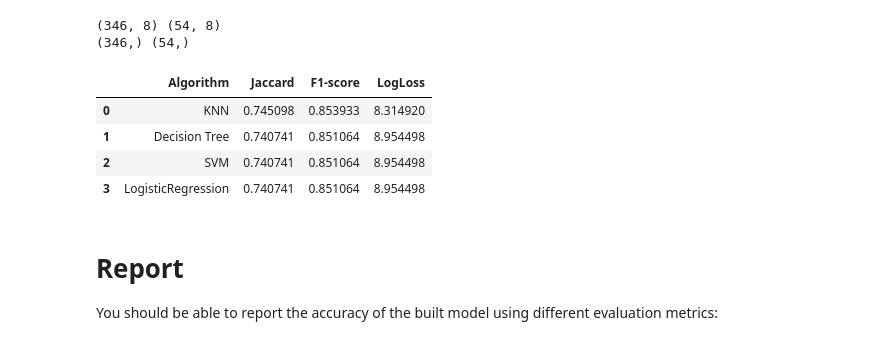
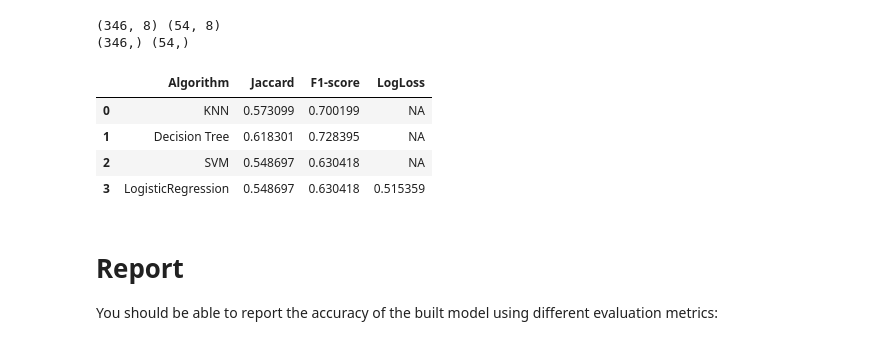
Before and after one commit to mkhayom/Data-Science-Tasks, a Jupyter notebook: ML0101EN-Proj-Loan-py-v1.ipynb, the cells around one changed output. Cells and saved outputs as stored; diff of their text form; code cells hidden in the pictures.

```diff
--- a/ML0101EN-Proj-Loan-py-v1.ipynb
+++ b/ML0101EN-Proj-Loan-py-v1.ipynb
@@ -146,7 +146,7 @@ Name: loan_status, dtype: float64
 Let's convert male to 0 and female to 1:
 # %%
 df['Gender'].replace(to_replace=['male','female'], value=[0,1],inplace=True)
-df['loan_status'].replace(to_replace=['PAIDOFF','COLLECTION'], value=[0,1],inplace=True)
+# df['loan_status'].replace(to_replace=['PAIDOFF','COLLECTION'], value=[0,1],inplace=True)
 df.head()
 # %% [output]
 |  | loan_status | Principal | terms | effective_date | due_date | age | education | Gender | dayofweek | ... |
@@ -282,6 +283,6 @@ Test set Accuracy:  0.68571
 ###############
 # %%
-k = 6
+k = 7
 knn = KNeighborsClassifier(n_neighbors = k).fit(X,y)
 # %% [markdown]
 # Decision Tree
@@ -386,7 +387,7 @@ test_df['effective_date'] = pd.to_datetime(test_df['effective_date'])
 test_df['dayofweek'] = test_df['effective_date'].dt.dayofweek
 test_df['weekend'] = test_df['dayofweek'].apply(lambda x: 1 if (x>3)  else 0)
 test_df['Gender'].replace(to_replace=['male','female'], value=[0,1],inplace=True)
-test_df['loan_status'].replace(to_replace=['PAIDOFF','COLLECTION'], value=[0,1],inplace=True)
+# test_df['loan_status'].replace(to_replace=['PAIDOFF','COLLECTION'], value=[0,1],inplace=True)
 test_df.head()
 # %% [output]
 |  | loan_status | Principal | terms | effective_date | due_date | age | education | Gender | dayofweek | ... |
@@ -424,38 +425,39 @@ print(y.shape,y_t.shape)
 (346,) (54,)
 # %%
 knn_yhat = knn.predict(X_t)
-knn_jac = jaccard_score(y_t, knn_yhat, pos_label=0)
-knn_f1 = f1_score(y_t, knn_yhat, pos_label=0)
-knn_ll = log_loss(y_t, knn_yhat)
+knn_jac = jaccard_score(y_t, knn_yhat,  average='weighted')
+knn_f1 = f1_score(y_t, knn_yhat,  average='weighted')
+
 
 tree_yhat = tree.predict(X_t)
-tree_jac = jaccard_score(y_t, tree_yhat, pos_label=0)
-tree_f1 = f1_score(y_t, tree_yhat, pos_label=0)
-tree_ll = log_loss(y_t, tree_yhat)
+tree_jac = jaccard_score(y_t, tree_yhat,  average='weighted')
+tree_f1 = f1_score(y_t, tree_yhat,  average='weighted')
+
 
 svm_yhat = svm_m.predict(X_t)
-svm_jac = jaccard_score(y_t, svm_yhat, pos_label=0)
-svm_f1 = f1_score(y_t, svm_yhat, pos_label=0)
-svm_ll = log_loss(y_t, svm_yhat)
+svm_jac = jaccard_score(y_t, svm_yhat,  average='weighted')
+svm_f1 = f1_score(y_t, svm_yhat,  average='weighted')
+
 
 LR_yhat = LR.predict(X_t)
-LR_jac = jaccard_score(y_t, LR_yhat, pos_label=0)
-LR_f1 = f1_score(y_t, LR_yhat, pos_label=0)
-LR_ll = log_loss(y_t, LR_yhat)
+LR_yhat_prob = LR.predict_proba(X_t)
+LR_jac = jaccard_score(y_t, LR_yhat, average='weighted')
+LR_f1 = f1_score(y_t, LR_yhat,  average='weighted')
+LR_ll = log_loss(y_t, LR_yhat_prob)
 # %%
 rep = {'Algorithm': ['KNN', 'Decision Tree', 'SVM', 'LogisticRegression'],
       'Jaccard': [knn_jac, tree_jac, svm_jac, LR_jac],
       'F1-score': [knn_f1, tree_f1, svm_f1, LR_f1],
-      'LogLoss' : [knn_ll, tree_ll, svm_ll, LR_ll]}
+      'LogLoss' : ['NA', 'NA', 'NA', LR_ll]}
 
 score = pd.DataFrame(rep)
 score
 # %% [output]
 |  | Algorithm | Jaccard | F1-score | LogLoss |
-| 0 | KNN | 0.745098 | 0.853933 | 8.314920 |
-| 1 | Decision Tree | 0.740741 | 0.851064 | 8.954498 |
-| 2 | SVM | 0.740741 | 0.851064 | 8.954498 |
-| 3 | LogisticRegression | 0.740741 | 0.851064 | 8.954498 |
+| 0 | KNN | 0.573099 | 0.700199 | NA |
+| 1 | Decision Tree | 0.618301 | 0.728395 | NA |
+| 2 | SVM | 0.548697 | 0.630418 | NA |
+| 3 | LogisticRegression | 0.548697 | 0.630418 | 0.515359 |
 # %% [markdown]
 # Report
 
```
Also changed, not shown: parts of 7 cells of this notebook.
